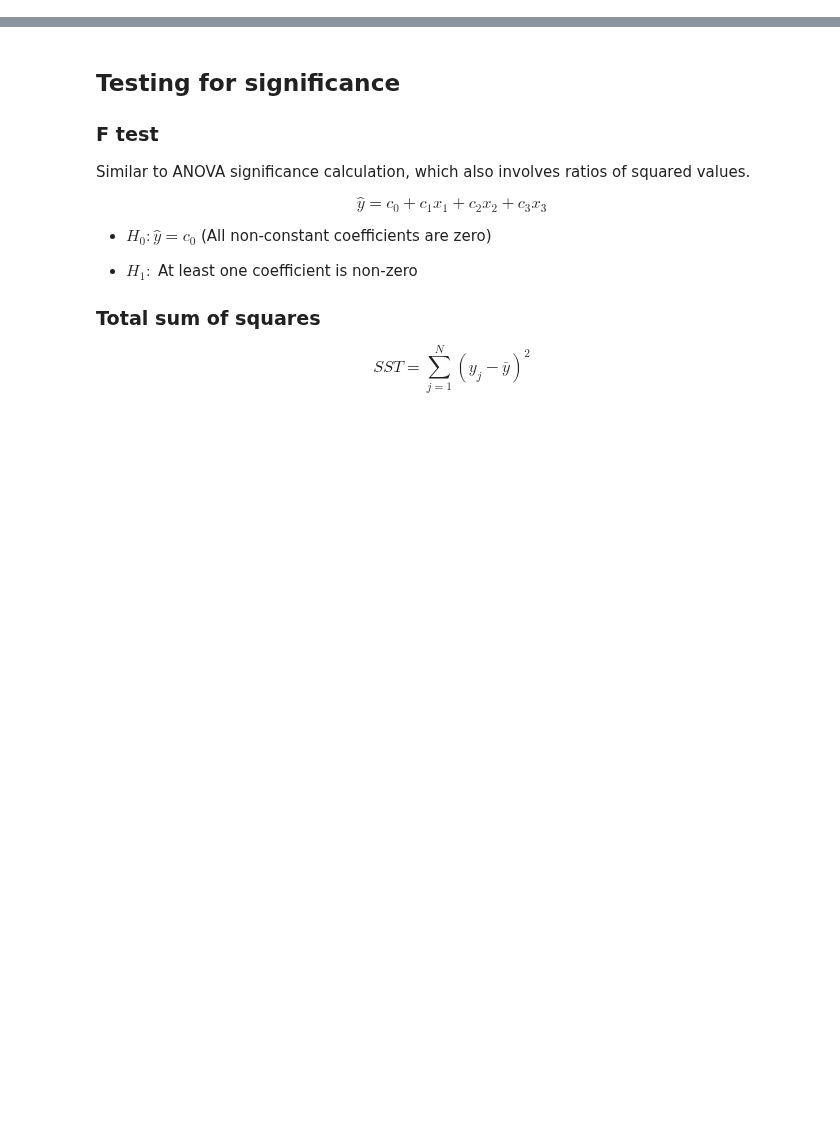
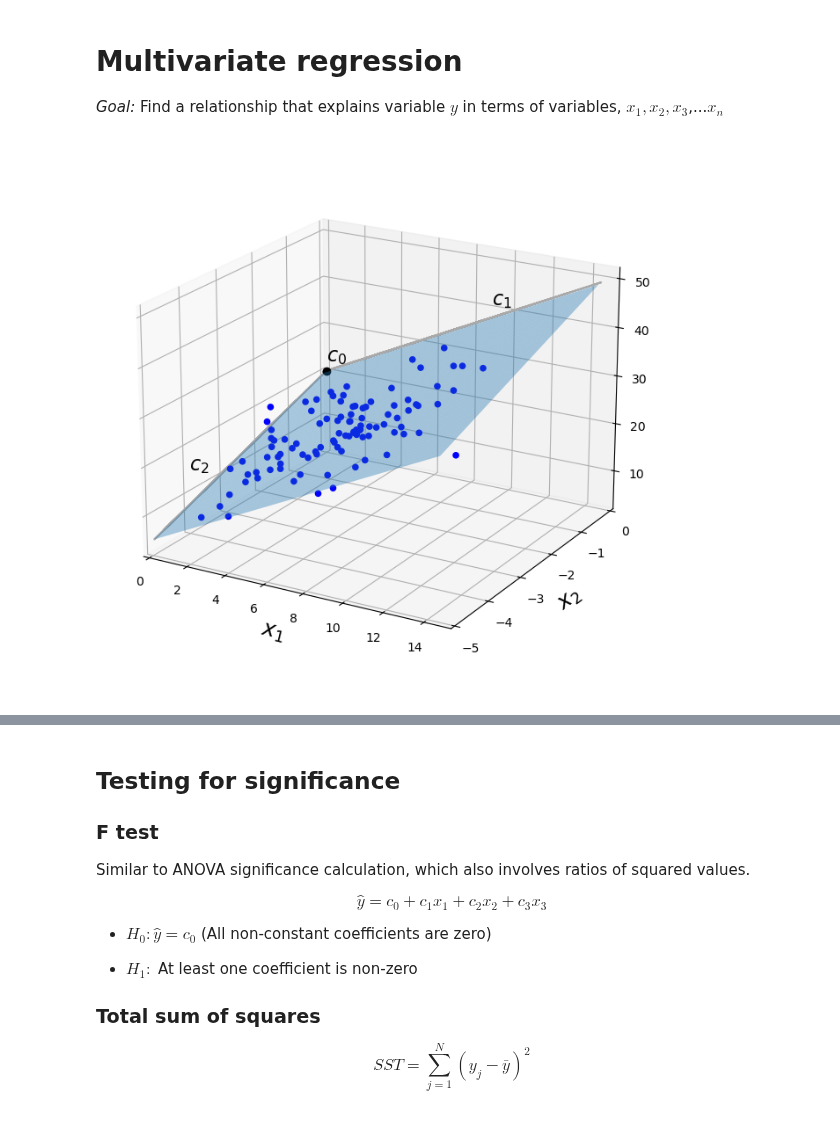
Before and after one commit to tompc35/data_marine_science, a Jupyter notebook: _build/jupyter_execute/2-06-multivariate-regression.ipynb, the cells around one changed output, grey strips where cells are left out. Saved outputs shown, nothing was run; the diff lists cells and outputs as text; code cells hidden in the pictures; blank space fills up the shorter version.

Commit message:
added multivariate regression tutorial

```diff
--- a/_build/jupyter_execute/2-06-multivariate-regression.ipynb
+++ b/_build/jupyter_execute/2-06-multivariate-regression.ipynb
@@ -94,0 +1,57 @@ B = np.linalg.lstsq(X,Y)
+# %% [markdown]
+# Multivariate regression
+
+*Goal:* Find a relationship that explains variable $y$ in terms of variables, $x_1, x_2, x_3$,...$x_n$
+# %%
+from mpl_toolkits.mplot3d import Axes3D
+import matplotlib.pyplot as plt
+import numpy as np
+import pandas as pd
+import statsmodels.formula.api as sm
+from matplotlib import cm
+
+np.random.seed(232)
+x = np.random.normal(6, 3, 100)
+y = -np.random.normal(3, 1, 100)
+z = 20 + 2*x + 3*y + np.random.normal(0, 2, 100)
+
+fig = plt.figure(figsize=(8,8))
+ax = fig.add_subplot(111, projection='3d')
+ax.set_proj_type('persp')
+
+x_surf = np.arange(0, np.max(x), 0.1)
+y_surf = np.arange(np.min(y), 0, 0.1)
+x_surf, y_surf = np.meshgrid(x_surf, y_surf)
+
+z_surf = 20 + 2*x_surf + 3*y_surf
+
+ax.plot_surface(x_surf, y_surf,
+                z_surf,
+                rstride=1,
+                cstride=1,
+                alpha = 0.4)
+
+
+ax.scatter(x, y, z,
+           c='blue',
+           marker='o',
+           alpha=1)
+
+ax.plot3D(x, 0*x, 20 + 2*x, color='darkgray')
+ax.plot3D(x*0, y, 20 + 3*y, color='darkgray')
+
+ax.plot3D(0, 0, 20, marker='o', color='k')
+ax.text3D(0, 0, 22, '$c_0$', color='k', fontsize=16)
+ax.text3D(9, 0, 40.5, '$c_1$', color='k', fontsize=16)
+ax.text3D(0, -4, 15, '$c_2$', color='k', fontsize=16)
+
+ax.set_xlabel('$x_1$', fontsize=18)
+ax.set_ylabel('$x_2$', fontsize=18)
+ax.set_zlabel('y', fontsize=18);
+
+ax.set_xlim3d([0, 15])
+ax.set_ylim3d([-5, 0]);
+
+ax.view_init(elev=20.);
+# %% [output]
+[figure, added]
```
Also changed, not shown: parts of 3 cells of this notebook, 29 other files.
